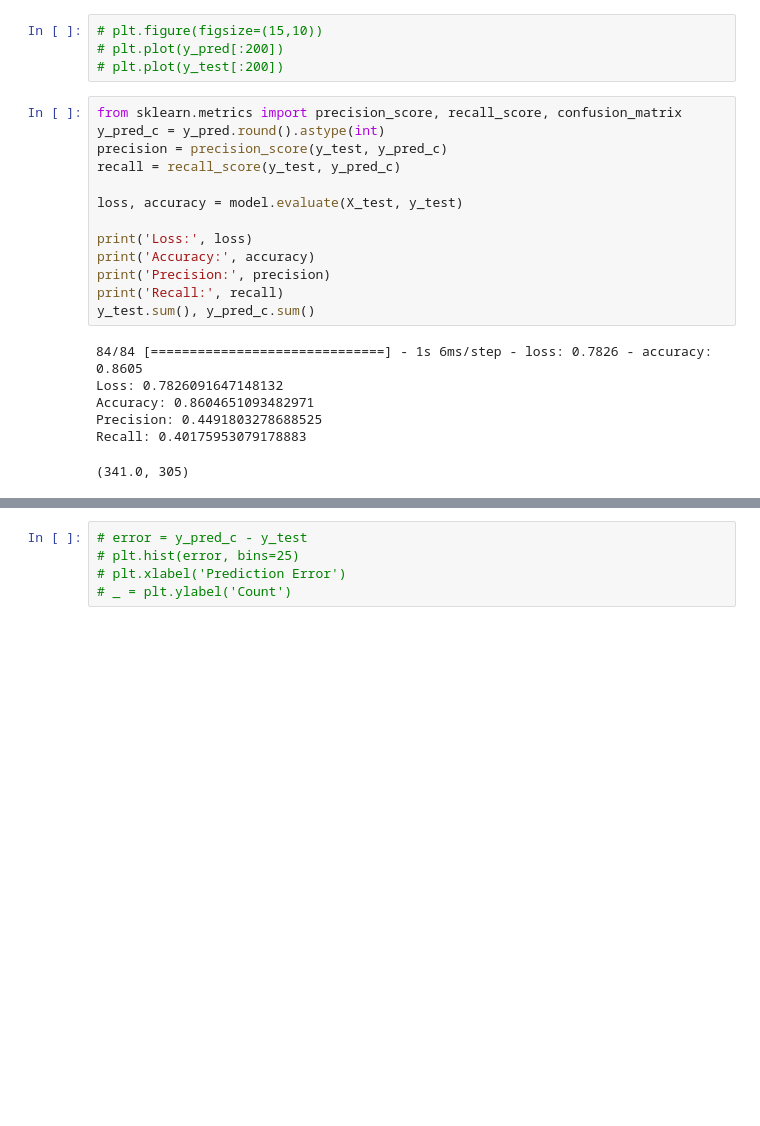
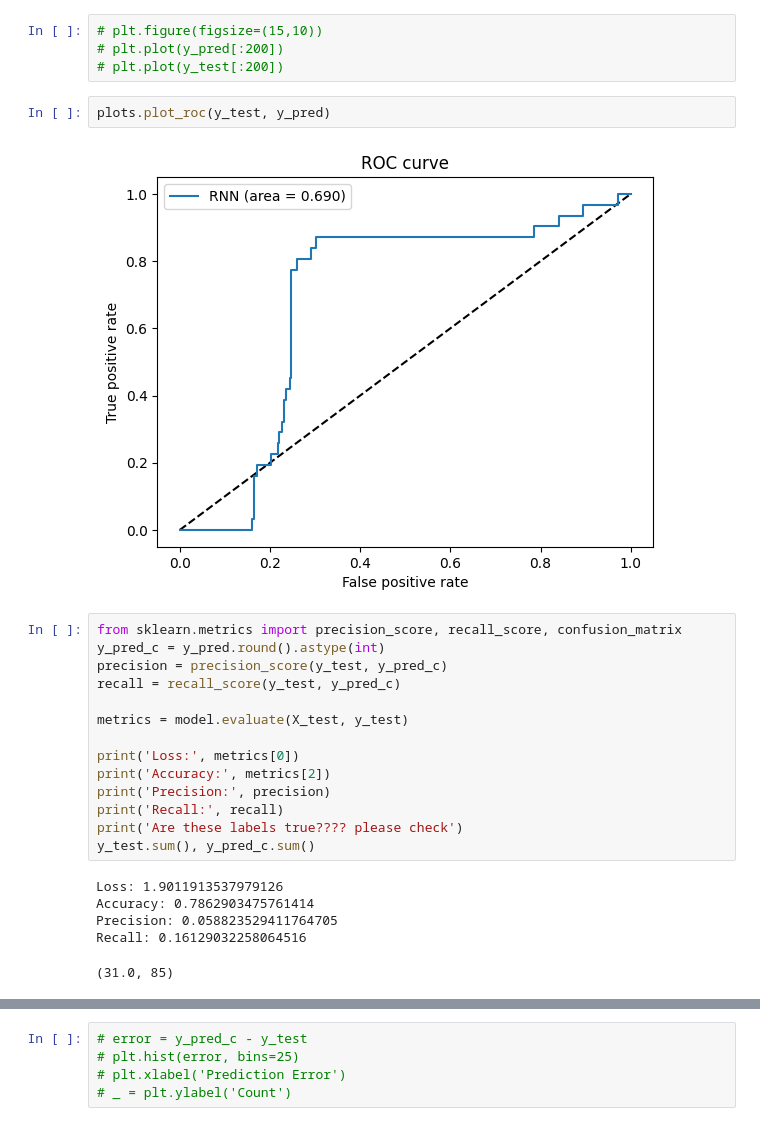
Before and after one commit to anacbroggini/AI-SeizureDetection, a Jupyter notebook: model_rnn.ipynb, the cells around one changed output, grey strips where cells are left out. Drawn from its saved outputs; the diff is of its cells as text; blank space fills up the shorter version.

Commit message:
workflow and modell RNN updated

```diff
--- a/model_rnn.ipynb
+++ b/model_rnn.ipynb
@@ -266,23 +291,27 @@ y_pred_c.shape
 # plt.figure(figsize=(15,10))
 # plt.plot(y_pred[:200])
 # plt.plot(y_test[:200])
+# %%
+plots.plot_roc(y_test, y_pred)
+# %% [output]
+[figure, added]
 # %%
 from sklearn.metrics import precision_score, recall_score, confusion_matrix
 y_pred_c = y_pred.round().astype(int)
 precision = precision_score(y_test, y_pred_c)
 recall = recall_score(y_test, y_pred_c)
 
-loss, accuracy = model.evaluate(X_test, y_test)
+metrics = model.evaluate(X_test, y_test)
 
-print('Loss:', loss)
-print('Accuracy:', accuracy)
+print('Loss:', metrics[0])
+print('Accuracy:', metrics[2])
 print('Precision:', precision)
 print('Recall:', recall)
+print('Are these labels true???? please check')
 y_test.sum(), y_pred_c.sum()
 # %% [output]
-84/84 [==============================] - 1s 6ms/step - loss: 0.7826 - accuracy: 0.8605
-Loss: 0.7826091647148132
-Accuracy: 0.8604651093482971
-Precision: 0.4491803278688525
-Recall: 0.40175953079178883
+Loss: 1.9011913537979126
+Accuracy: 0.7862903475761414
+Precision: 0.058823529411764705
+Recall: 0.16129032258064516
-(341.0, 305)
+(31.0, 85)
```
Also changed, not shown: parts of 31 cells of this notebook, 1 other file.
